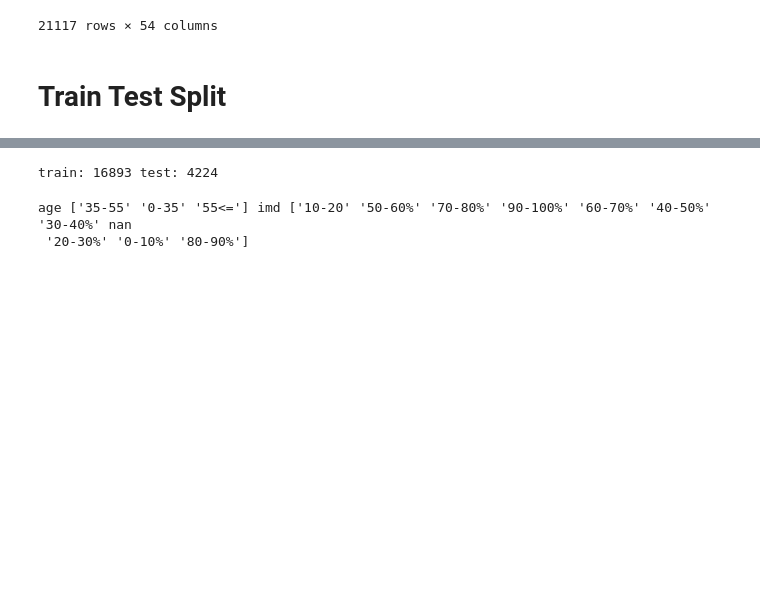
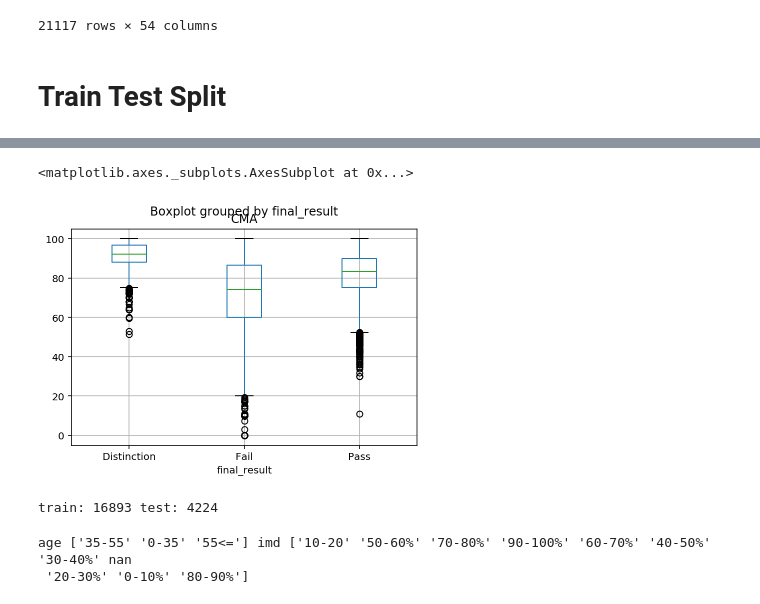
Before and after one commit to spinks/OULAD-MachineLearning, a Jupyter notebook: workbook.ipynb, the cells around one changed output, grey strips where cells are left out. Cells and saved outputs as stored; diff of their text form; code cells hidden in the pictures; blank space fills up the shorter version.

```diff
--- a/workbook.ipynb
+++ b/workbook.ipynb
@@ -314,5 +360,10 @@ url_clicks               18120 non-null float64
 dtypes: float64(42), int64(3), object(9)
 memory usage: 8.9+ MB
+# %%
+master.boxplot(column = 'CMA', by = 'final_result' )
+# %% [output]
+<matplotlib.axes._subplots.AxesSubplot at 0x...>
+[figure, added]
 # %%
 from sklearn.model_selection import train_test_split
 train_set, test_set = train_test_split(master, test_size=0.2, random_state=20)
```
Also changed, not shown: parts of 30 cells of this notebook, 3 other files.
